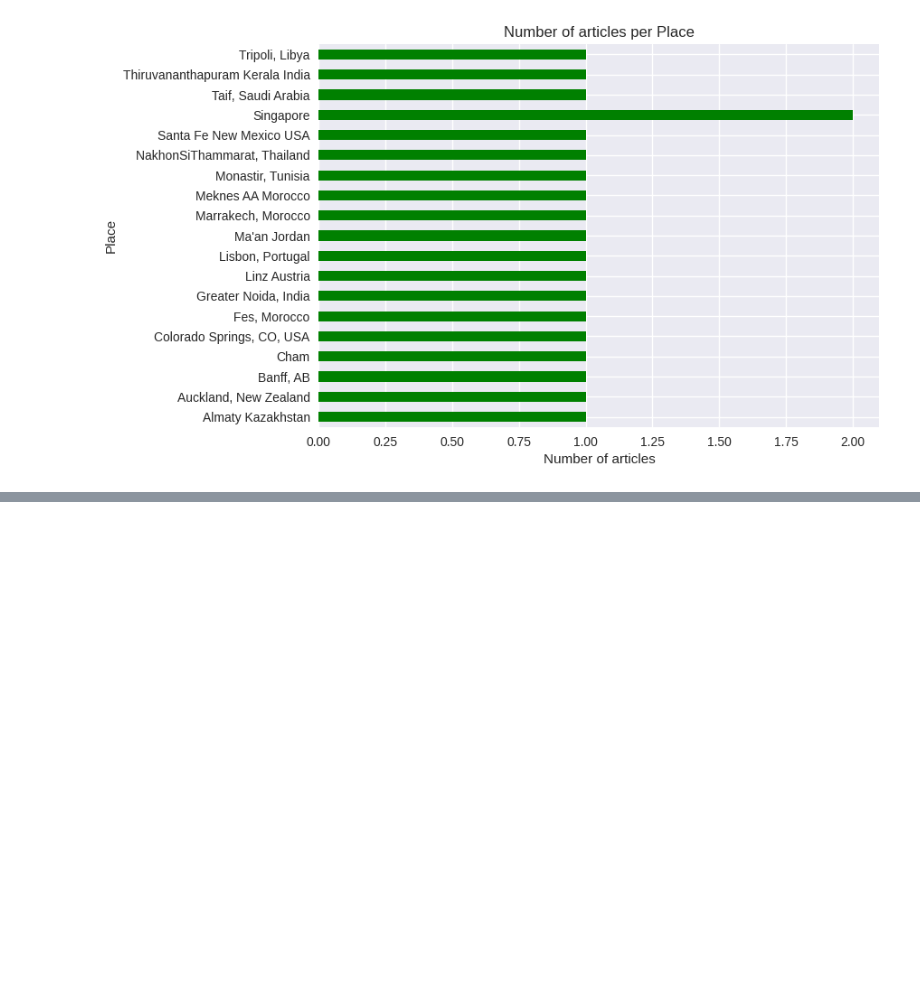
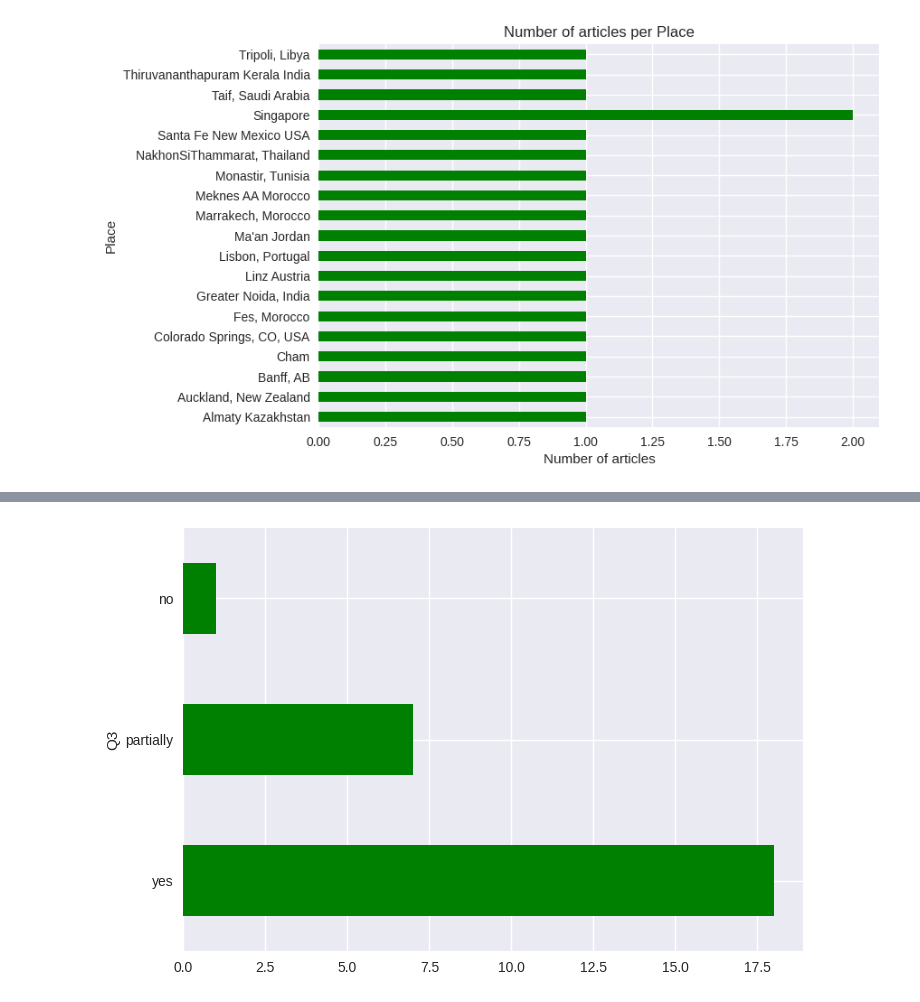
Before and after one commit to danimaniarqsoft/generative-ai-research, a Jupyter notebook: systematic-literature-review/notebook.ipynb, the cells around one changed output, grey strips where cells are left out. Saved outputs shown, nothing was run; the diff lists cells and outputs as text; code cells hidden in the pictures; blank space fills up the shorter version.

```diff
--- a/systematic-literature-review/notebook.ipynb
+++ b/systematic-literature-review/notebook.ipynb
@@ -125,0 +138,4 @@ plt.show()
+# %%
+q3 = articles_assessment['Q3'].value_counts().plot.barh(color='green')
+# %% [output]
+[figure, added]
```
Also changed, not shown: parts of 6 cells of this notebook, 1 other file.
